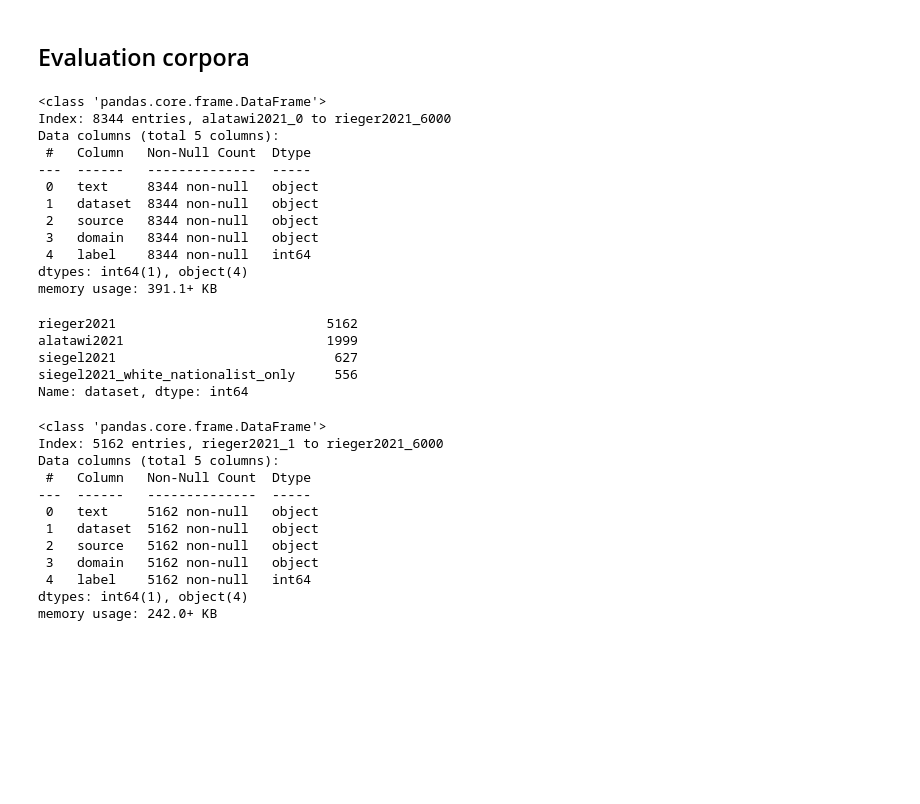
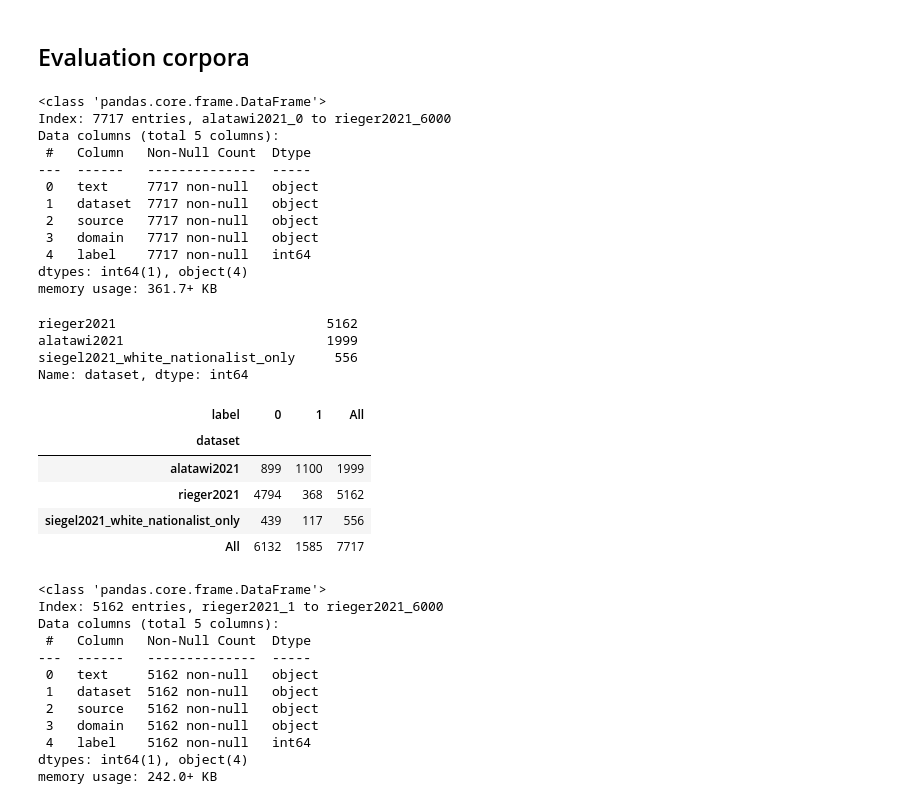
Before and after one commit to michaelmilleryoder/white_supremacist_lang, a Jupyter notebook: jupyter/corpus_stats.ipynb, the cells around one changed output. Cells and saved outputs as stored; diff of their text form; code cells hidden in the pictures; blank space fills up the shorter version.

Commit message:
annotated corpora stats

```diff
--- a/jupyter/corpus_stats.ipynb
+++ b/jupyter/corpus_stats.ipynb
@@ -361,28 +361,37 @@ import pandas as pd
 
 path = '../tmp/annotated_test_corpus.pkl'
 annotated = pd.read_pickle(path)
+annotated = annotated[annotated.dataset != 'siegel2021']
 annotated.info()
 # %% [output]
 <class 'pandas.core.frame.DataFrame'>
-Index: 8344 entries, alatawi2021_0 to rieger2021_6000
+Index: 7717 entries, alatawi2021_0 to rieger2021_6000
 Data columns (total 5 columns):
  #   Column   Non-Null Count  Dtype
 ---  ------   --------------  -----
- 0   text     8344 non-null   object
- 1   dataset  8344 non-null   object
- 2   source   8344 non-null   object
- 3   domain   8344 non-null   object
- 4   label    8344 non-null   int64
+ 0   text     7717 non-null   object
+ 1   dataset  7717 non-null   object
+ 2   source   7717 non-null   object
+ 3   domain   7717 non-null   object
+ 4   label    7717 non-null   int64
 dtypes: int64(1), object(4)
-memory usage: 391.1+ KB
+memory usage: 361.7+ KB
 # %%
 annotated.dataset.value_counts()
 # %% [output]
 rieger2021                           5162
 alatawi2021                          1999
-siegel2021                            627
 siegel2021_white_nationalist_only     556
 Name: dataset, dtype: int64
+# %%
+pd.crosstab(annotated.dataset, annotated.label, margins=True)
+# %% [output]
+| label | 0 | 1 | All |
+| dataset |  |  |  |
+| alatawi2021 | 899 | 1100 | 1999 |
+| rieger2021 | 4794 | 368 | 5162 |
+| siegel2021_white_nationalist_only | 439 | 117 | 556 |
+| All | 6132 | 1585 | 7717 |
 # %%
 # Look at Rieger+2021
 rieger2021 = annotated[annotated.dataset=='rieger2021']
```
